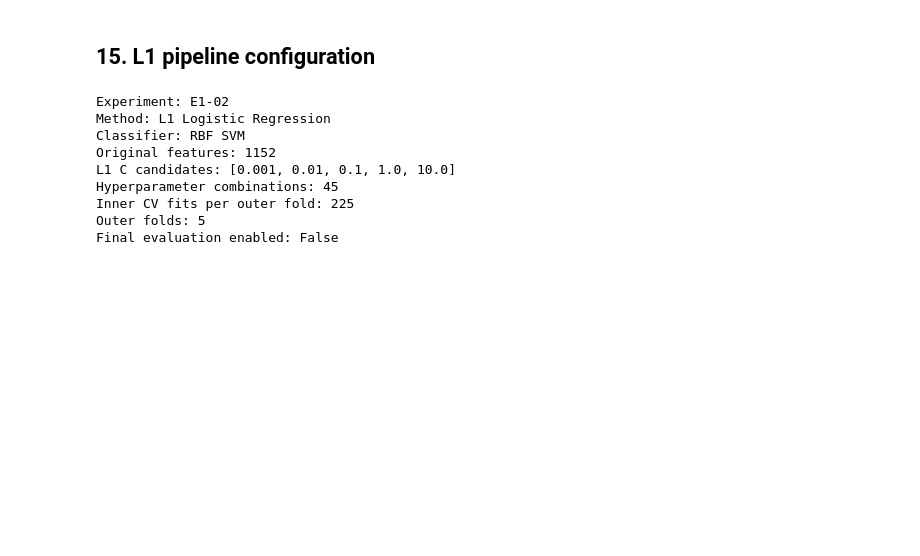
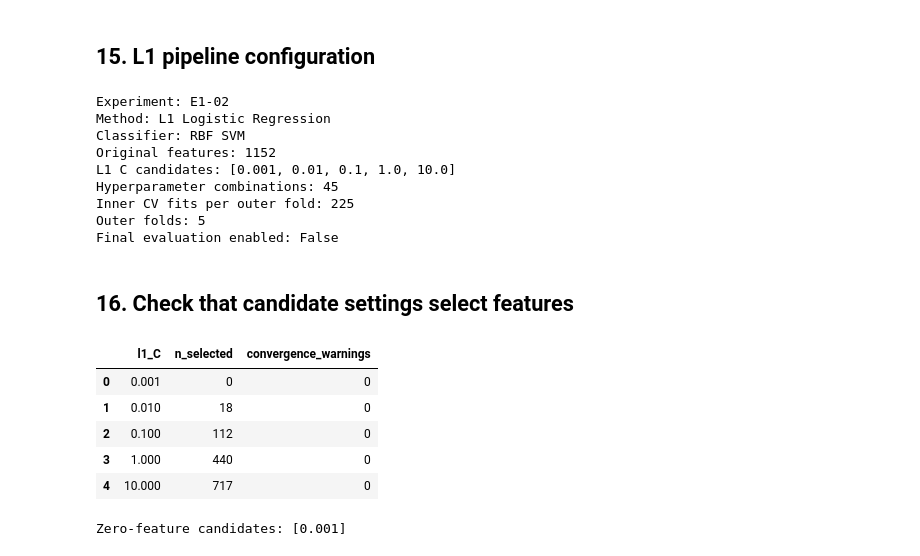
Before and after one commit to moad-cod/TUAB-eeg-classification, a Jupyter notebook: notebooks/05-TUAB-EEG-Feature-Selection.ipynb, the cells around one changed output. Saved outputs shown, nothing was run; the diff lists cells and outputs as text; code cells hidden in the pictures; blank space fills up the shorter version.

Commit message:
add: Feature Selection L1 selector feasibility check

```diff
--- a/notebooks/05-TUAB-EEG-Feature-Selection.ipynb
+++ b/notebooks/05-TUAB-EEG-Feature-Selection.ipynb
@@ -1432,3 +1432,67 @@ Hyperparameter combinations: 45
 Inner CV fits per outer fold: 225
 Outer folds: 5
 Final evaluation enabled: False
+# %% [markdown]
+## 16. Check that candidate settings select features
+# %%
+from sklearn.exceptions import ConvergenceWarning
+import warnings
+
+l1_selection_counts = []
+
+for c_value in l1_param_grid["selector__estimator__C"]:
+
+    selector_pipeline = Pipeline([
+        ("imputer", SimpleImputer(strategy="median")),
+        ("scaler", StandardScaler()),
+        ("selector", SelectFromModel(
+            LogisticRegression(
+                penalty="l1",
+                solver="liblinear",
+                C=c_value,
+                max_iter=5000,
+                random_state=RANDOM_STATE,
+            ),
+            threshold=1e-8,
+        )),
+    ])
+
+    with warnings.catch_warnings(record=True) as caught:
+        warnings.simplefilter("always", ConvergenceWarning)
+        selector_pipeline.fit(X_train, y_train)
+
+    n_selected = int(
+        selector_pipeline.named_steps["selector"]
+        .get_support().sum()
+    )
+
+    l1_selection_counts.append({
+        "l1_C": c_value,
+        "n_selected": n_selected,
+        "convergence_warnings": sum(
+            issubclass(w.category, ConvergenceWarning)
+            for w in caught
+        ),
+    })
+
+l1_selection_counts_df = pd.DataFrame(
+    l1_selection_counts
+)
+
+display(l1_selection_counts_df)
+
+print(
+    "Zero-feature candidates:",
+    l1_selection_counts_df.loc[
+        l1_selection_counts_df["n_selected"] == 0,
+        "l1_C"
+    ].tolist()
+)
+# %% [output]
+|  | l1_C | n_selected | convergence_warnings |
+| 0 | 0.001 | 0 | 0 |
+| 1 | 0.010 | 18 | 0 |
+| 2 | 0.100 | 112 | 0 |
+| 3 | 1.000 | 440 | 0 |
+| 4 | 10.000 | 717 | 0 |
+Zero-feature candidates: [0.001]
```
